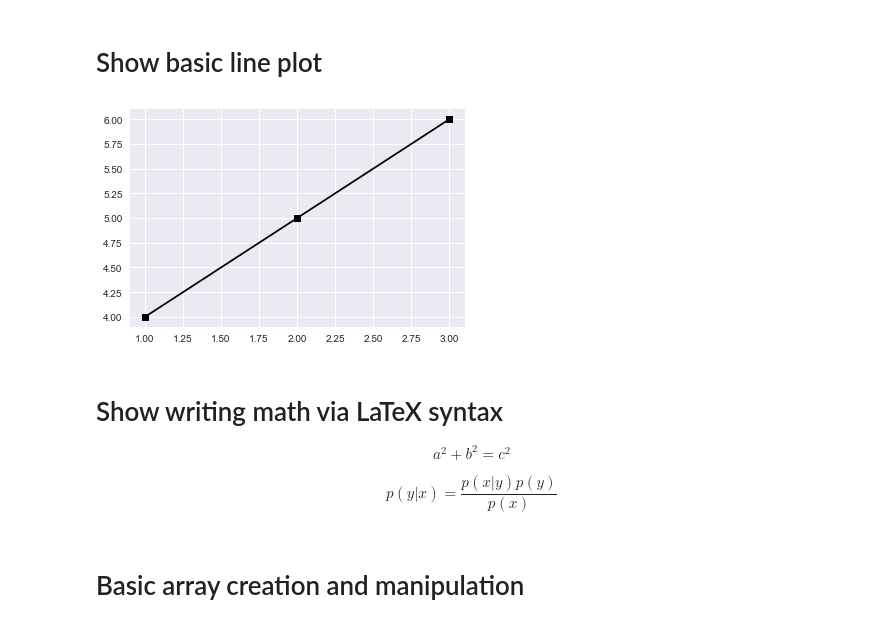
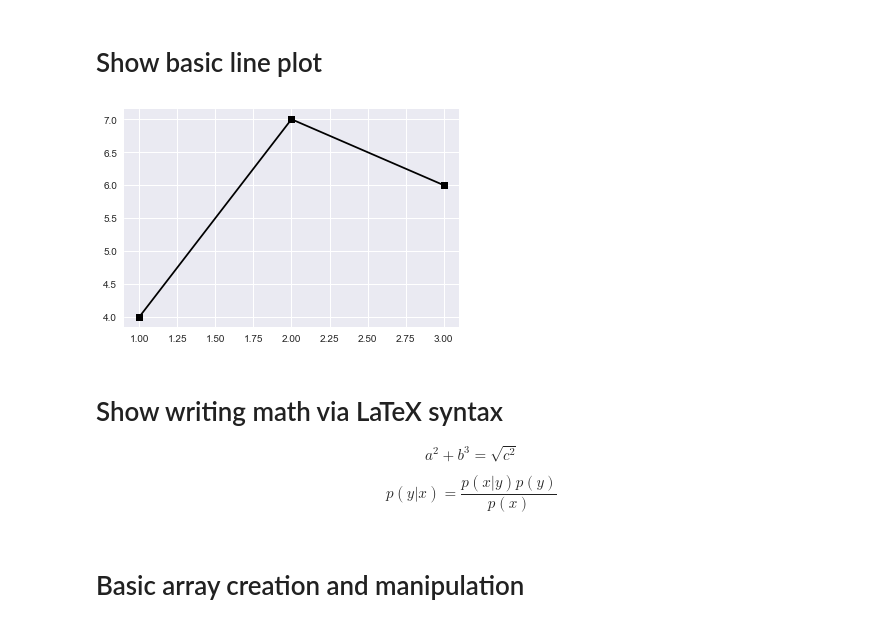
Before and after one commit to tufts-ml-courses/comp135-19s-assignments, a Jupyter notebook: labs/ISLbook_lab_02.3_introduction.ipynb, the cells around one changed output. Drawn from its saved outputs; the diff is of its cells as text; code cells hidden in the pictures.

```diff
--- a/labs/ISLbook_lab_02.3_introduction.ipynb
+++ b/labs/ISLbook_lab_02.3_introduction.ipynb
@@ -26,14 +26,14 @@ plt.style.use('seaborn') # pretty matplotlib plots
 # %% [markdown]
 # Show basic line plot
 # %%
-plt.plot([1, 2, 3], [4, 5, 6], 'ks-');
+plt.plot([1, 2, 3], [4, 7, 6], 'ks-');
 # %% [output]
-[figure, old version]
+[figure, new version]
 # %% [markdown]
 # Show writing math via LaTeX syntax
 
 $$
-a^2 + b^2 = c^2
+a^2 + b^3 = \sqrt{c^2}
 $$
 
 $$
```
Also changed, not shown: parts of 12 cells of this notebook, 7 other files.
